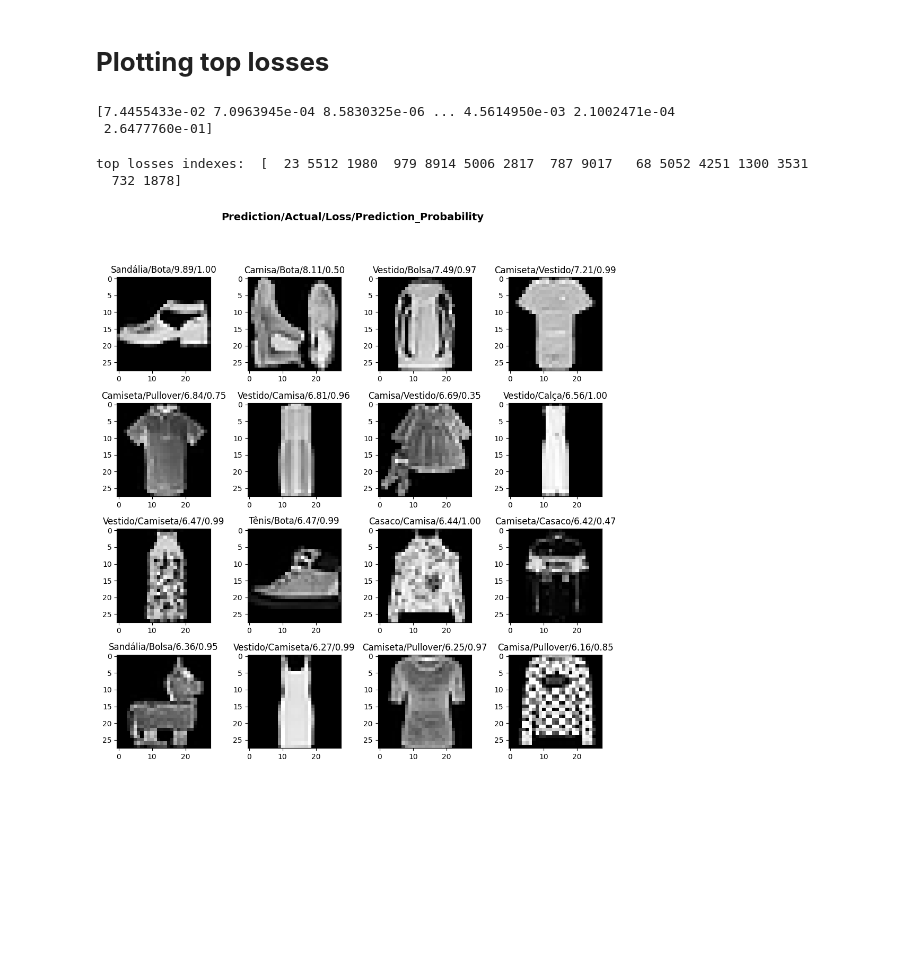
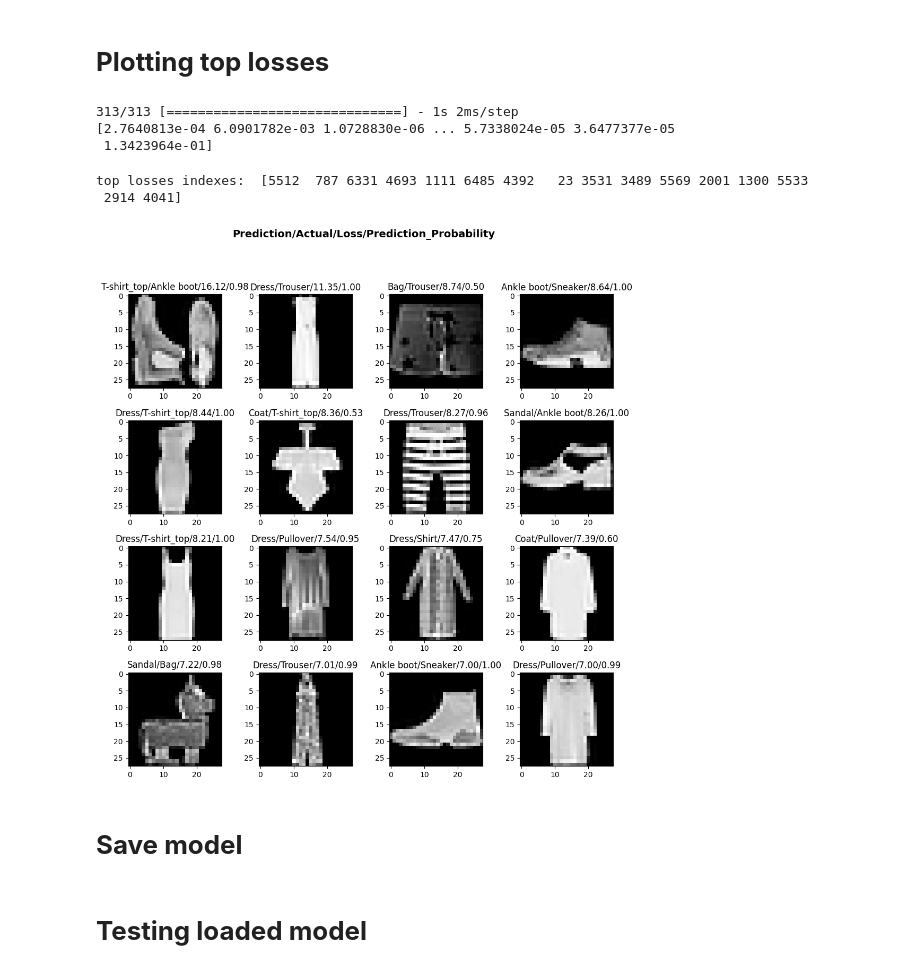
Before and after one commit to educanto/keras_fashion_mnist, a Jupyter notebook: train.ipynb, the cells around one changed output. Drawn from its saved outputs; the diff is of its cells as text; code cells hidden in the pictures; blank space fills up the shorter version.

```diff
--- a/train.ipynb
+++ b/train.ipynb
@@ -133,0 +124,17 @@ _________________________________________________________________
+# %%
+model = create_model()
+
+loss = tf.keras.losses.SparseCategoricalCrossentropy()
+optimizer = tf.keras.optimizers.AdamW(learning_rate=5e-04)
+metrics = [tf.keras.metrics.SparseCategoricalAccuracy('accuracy')]
+
+save_best_model = SaveBestModel()
+callbacks = [tf.keras.callbacks.EarlyStopping(monitor='val_loss', patience=4),
+            save_best_model]
+
+model.compile(optimizer=optimizer,
+              loss=loss,
+              metrics=metrics)
+
+model.summary()
+tf.keras.utils.plot_model(model, show_shapes=True, show_layer_names=True)
@@ -134,9 +160,9 @@ _________________________________________________________________
 # %% [markdown]
 # **Train model**
 # %%
-historical = model.fit(x_train_norm, y_train,
-                       batch_size=64,
-                       epochs=15,
-                       validation_split=0.2,
-                       callbacks=callbacks)
+history = model.fit(x_train_norm, y_train,
+                    batch_size=32,
+                    epochs=30,
+                    validation_split=0.2,
+                    callbacks=callbacks)
 # %% [output]
@@ -159,0 +188,3 @@ Epoch 15/15
+# %%
+print(save_best_model.best)
+model.set_weights(save_best_model.best_weights)
@@ -215,15 +223,19 @@ test accuracy: 0.9017000198364258
 # %% [markdown]
 # **Plotting top losses**
 # %%
-loss = keras.losses.SparseCategoricalCrossentropy(reduction=keras.losses.Reduction.NONE)
-loss_values = loss(y_test,test_pred).numpy()
+probs = model.predict(x_test_norm)
+loss = tf.keras.losses.SparseCategoricalCrossentropy(reduction=tf.keras.losses.Reduction.NONE)
+loss_values = loss(y_test, probs).numpy()
 print(loss_values)
 # %% [output]
-[7.4455433e-02 7.0963945e-04 8.5830325e-06 ... 4.5614950e-03 2.1002471e-04
- 2.6477760e-01]
+313/313 [==============================] - 1s 2ms/step
+[2.7640813e-04 6.0901782e-03 1.0728830e-06 ... 5.7338024e-05 3.6477377e-05
+ 1.3423964e-01]
 # %%
-plot_top_losses(loss_values, x_test, y_test, test_pred, k=16)
+plot_top_losses(loss_values, x_test, y_test, probs, k=16)
 # %% [output]
-top losses indexes:  [  23 5512 1980  979 8914 5006 2817  787 9017   68 5052 4251 1300 3531
-  732 1878]
+top losses indexes:  [5512  787 6331 4693 1111 6485 4392   23 3531 3489 5569 2001 1300 5533
+ 2914 4041]
-[figure, old version]
+[figure, new version]
+# %% [markdown]
+# **Save model**
@@ -229,0 +244,2 @@ top losses indexes:  [  23 5512 1980  979 8914 5006 2817  787 9017   68 5052 425
+# %% [markdown]
+# **Testing loaded model**
```
Also changed, not shown: parts of 31 cells of this notebook.
